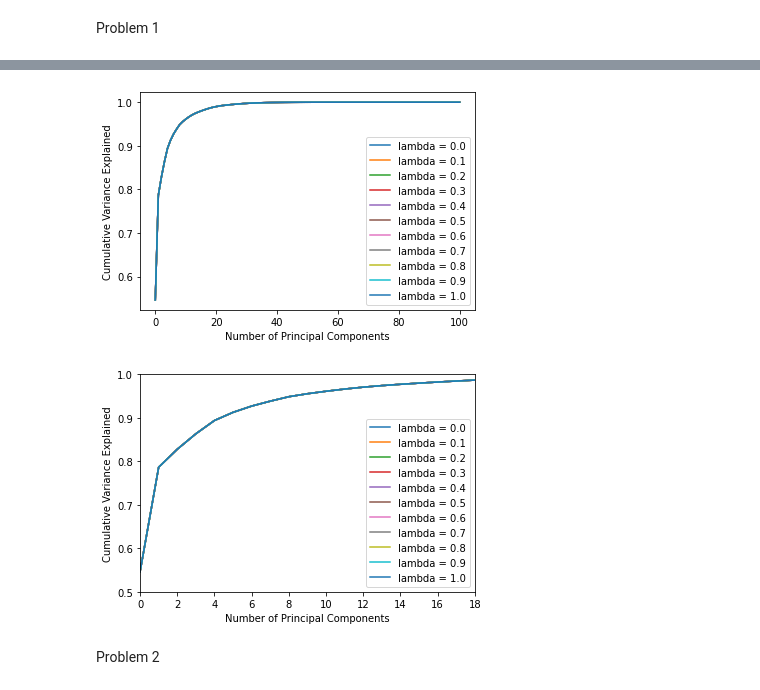
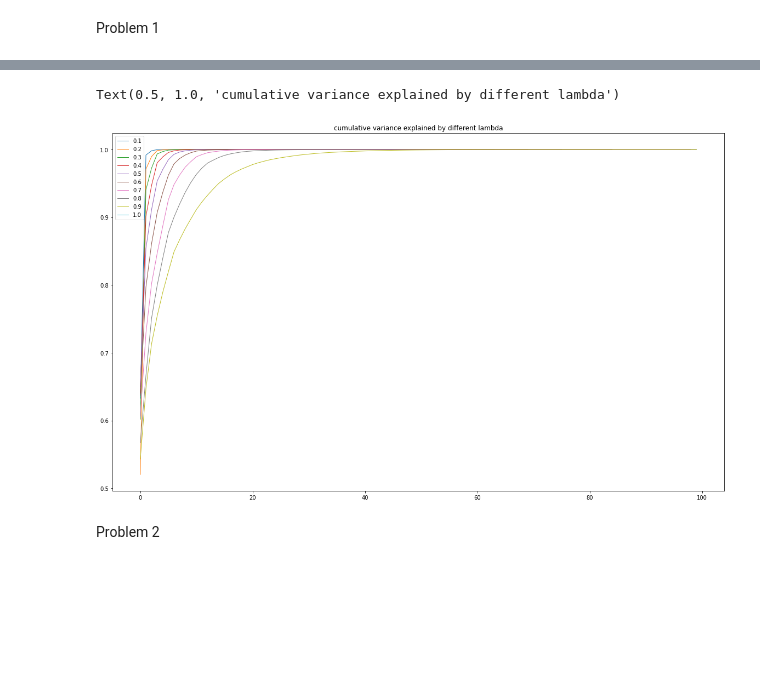
Before and after one commit to MEstrada21/FinTech-545-Spring2023, a Jupyter notebook: Week03/Project/Homework3.ipynb, the cells around one changed output, grey strips where cells are left out. Drawn from its saved outputs; the diff is of its cells as text; code cells hidden in the pictures; blank space fills up the shorter version.

Commit message:
Fix Exponential weighted covar matrix...

```diff
--- a/Week03/Project/Homework3.ipynb
+++ b/Week03/Project/Homework3.ipynb
@@ -41,0 +99,2 @@ DailyReturns.head()
+# %%
+DailyRet=DailyReturns.drop(columns='Date')
@@ -42,66 +127,60 @@ DailyReturns.head()
 # %%
 
-#Create exponentially_weighted_covariance _Matrix
+lams = [0.1,0.2,0.3,0.4,0.5,0.6,0.7,0.8,0.9,1.0]
+n=DailyRet.shape[0]
+plt.figure(figsize=(20,12))
 
-def exponentially_weighted_covariance_matrix(DailyReturns, lam=0.94):
-    n = DailyReturns.shape[0]
-    weights = np.zeros(n)
-    weights[n-1] = 1
-    for i in range(n-2, -1, -1):
-        weights[i] = lam * weights[i+1] + (1 - lam)
-    weighted_returns = DailyReturns.multiply(weights, axis=0)
-    cov_matrix = weighted_returns.cov()
-    # cov_matrix = cov_matrix.to_numpy()
-    return cov_matrix
+for lam in lams:
+    cov_mat = exponentially_weighted_covariance_matrix(lam,DailyRet)
+    y = PCA_Analysis(cov_mat)
+    plt.plot(y,lw=1,ms=4,label=lam)
+
+plt.legend()
+plt.title("cumulative variance explained by different lambda")
 
 
+# for lam in lams:
+#     cov_matrix = exponentially_weighted_covariance_matrix(DailyRet, lam)
+#     # cov_matrix = cov_matrix.to_numpy()
+#     pca = PCA(n_components=None)
+#     pca.fit(cov_matrix)
+#     cumulative_variance = np.cumsum(pca.explained_variance_ratio_)
+#     cumulative_variances.append(cumulative_variance)
 
 
-lams = [ 0.0,0.1,0.2,0.3,0.4,0.5,0.6,0.7,0.8,0.9,1.0]
-cumulative_variances = []
+# plt.figure()
+# for i in range(len(lams)):
+#     plt.plot(cumulative_variances[i], label='lambda = {}'.format(lams[i]))
+# plt.legend(loc='best')
+# plt.xlabel('Number of Principal Components')
+# plt.ylabel('Cumulative Variance Explained')
+# plt.show()
 
-for lam in lams:
-    cov_matrix = exponentially_weighted_covariance_matrix(DailyReturns, lam)
-    cov_matrix = cov_matrix.to_numpy()
-    pca = PCA(n_components=None)
-    pca.fit(cov_matrix)
-    cumulative_variance = np.cumsum(pca.explained_variance_ratio_)
-    cumulative_variances.append(cumulative_variance)
-
-
-plt.figure()
-for i in range(len(lams)):
-    plt.plot(cumulative_variances[i], label='lambda = {}'.format(lams[i]))
-plt.legend(loc='best')
-plt.xlabel('Number of Principal Components')
-plt.ylabel('Cumulative Variance Explained')
-plt.show()
-
-plt.figure()
-for i in range(len(lams)):
-    plt.plot(cumulative_variances[i], label='lambda = {}'.format(lams[i]))
-plt.legend(loc='best')
-plt.xlabel('Number of Principal Components')
-plt.ylabel('Cumulative Variance Explained')
-plt.xlim(0, 18)
-plt.ylim(0.5, 1.0)
-plt.show()
+# plt.figure()
+# for i in range(len(lams)):
+#     plt.plot(cumulative_variances[i], label='lambda = {}'.format(lams[i]))
+# plt.legend(loc='best')
+# plt.xlabel('Number of Principal Components')
+# plt.ylabel('Cumulative Variance Explained')
+# plt.xlim(0, 18)
+# plt.ylim(0.5, 1.0)
+# plt.show()
 
 
 
 # expWeightedCovMatrix = exponentially_weighted_covariance_matrix(DailyReturns,lam= .97)
 # expWeightedCovMatrix.head()
 
 
 
 # #convert expWeightedCovMatrix to a matrix from a pandas
 # # expWeightedCovMatrix = expWeightedCovMatrix.to_numpy()
 # # expWeightedCovMatrix
 
 # pprint.pprint(expWeightedCovMatrix)
 # %% [output]
+Text(0.5, 1.0, 'cumulative variance explained by different lambda')
-[figure, old version]
+[figure, new version]
-[figure, removed]
 # %% [markdown]
 Problem 2
 # %%
```
Also changed, not shown: parts of 3 cells of this notebook, 2 other files.
